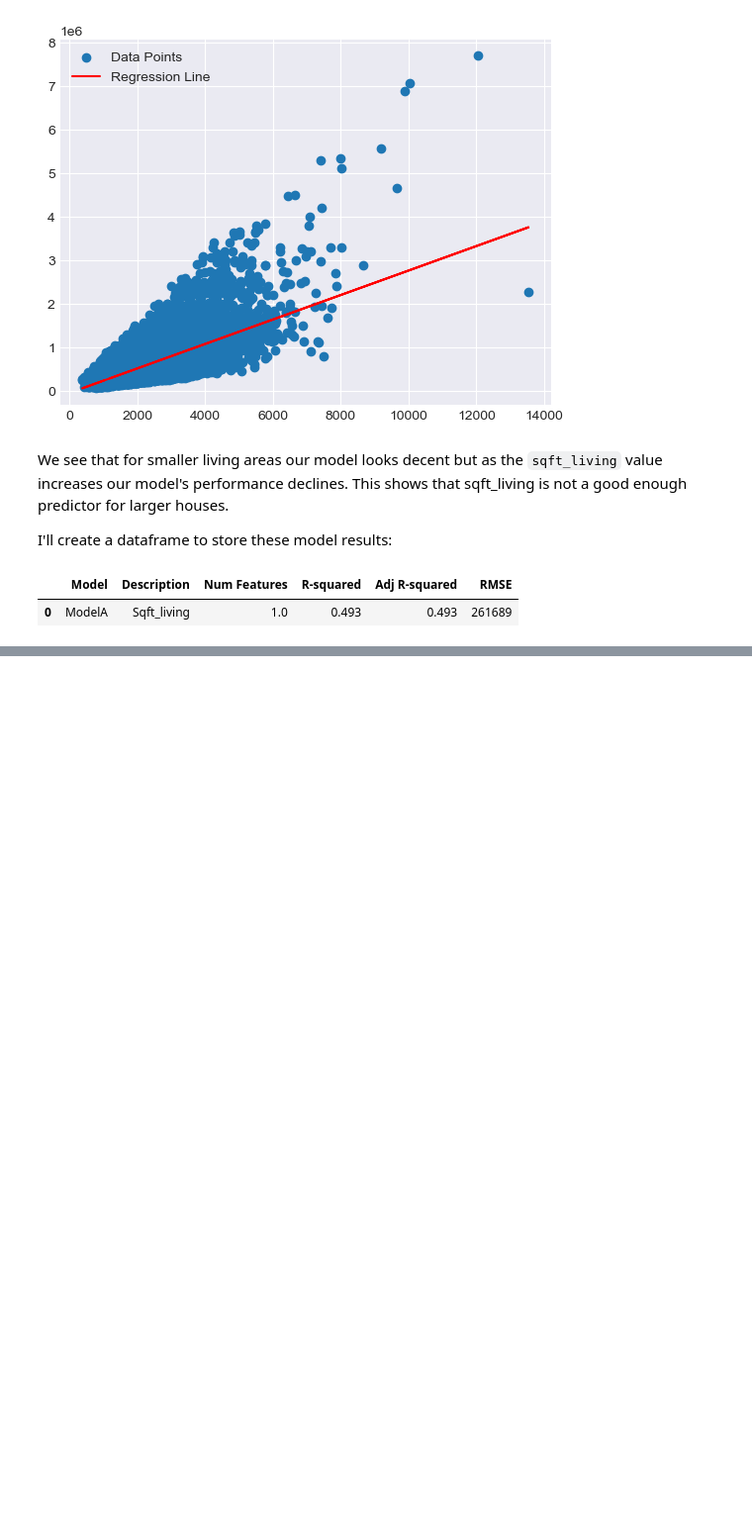
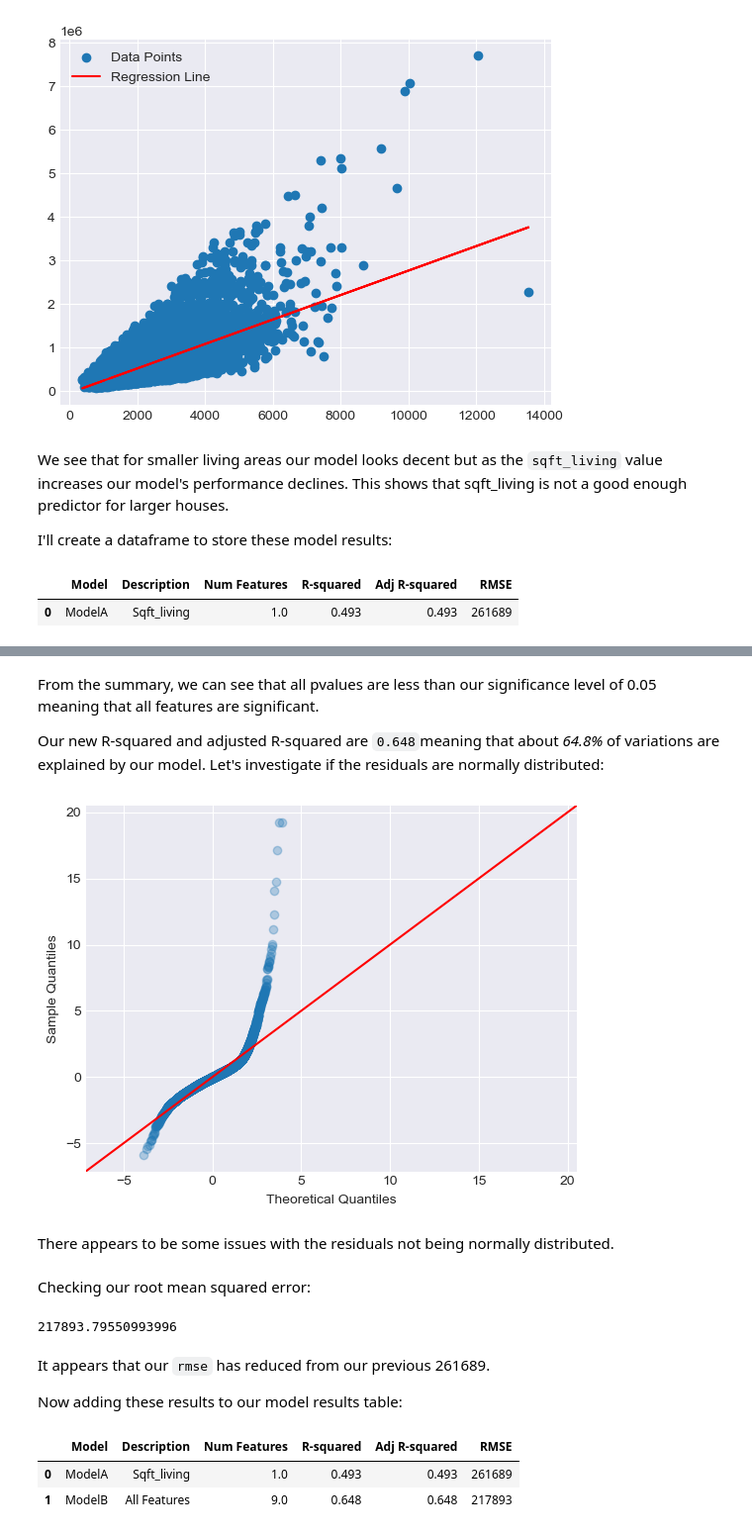
Before and after one commit to brandonbush2/Elite-Properties-Project, a Jupyter notebook: Elite Properties Group.ipynb, the cells around one changed output, grey strips where cells are left out. Shown at 99% size. Saved outputs shown, nothing was run; the diff lists cells and outputs as text; code cells hidden in the pictures; blank space fills up the shorter version.

Commit message:
Finalized the finak model

```diff
--- a/Elite Properties Group.ipynb
+++ b/Elite Properties Group.ipynb
@@ -551,18 +554,6 @@ result_table
 # %%
-# # Define one-hot encoding function
-# def one_hot_encode(df, catcols):
-#     '''Returns df with dummy vars and drops original column'''
-
-#     # Create DataFrame with above columns
-#     dfonehot = df[catcols].astype('category')
-
-#     # Get dummy variables and drop first one to not create dependency
-#     dfonehot = pd.get_dummies(dfonehot, drop_first = True)
-
-#     # Recreate DataFrame with one-hot encoded variables
-#     df = pd.concat([df,dfonehot], axis=1)
-
-#     # Drop columns where we have done one-hot encoding
-#     df = df.drop(catcols, axis = 1)
-
-#     return df
+#creating the second model
+X2 = data.drop('SalePrice', axis = 1)
+modelB = sm.OLS(y, sm.add_constant(X2)).fit()
+modelB_results = modelB.summary()
+print(modelB_results)
@@ -568,0 +578,35 @@ result_table
+# %% [markdown]
+From the summary, we can see that all pvalues are less than our significance level of 0.05 meaning that all features are significant.
+
+Our new R-squared and adjusted R-squared are `0.648`meaning that about *64.8%* of variations are explained by our model.
+Let's investigate if the residuals are normally distributed:
+# %%
+# QQ-plot of residuals
+residuals = modelB.resid
+sm.graphics.qqplot(residuals, dist=stats.norm, alpha = 0.3, line='45', fit=True);
+# %% [output]
+[figure, added]
+# %% [markdown]
+There appears to be some issues with the residuals not being normally distributed.
+# %% [markdown]
+Checking our root mean squared error:
+# %%
+#calculating its root mean squared error
+rmse2 = ((modelB.resid**2).sum()/len(y))**0.5
+rmse2
+# %% [output]
+217893.79550993996
+# %% [markdown]
+It appears that our `rmse` has reduced from our previous 261689.
+
+Now adding these results to our model results table:
+# %%
+result_table.loc[1] = ['ModelB', 'All Features', modelB.df_model, round(modelB.rsquared,3)
+                          ,round(modelB.rsquared_adj,3), int(rmse2)]
+
+#previewing the table
+result_table
+# %% [output]
+|  | Model | Description | Num Features | R-squared | Adj R-squared | RMSE |
+| 0 | ModelA | Sqft_living | 1.0 | 0.493 | 0.493 | 261689 |
+| 1 | ModelB | All Features | 9.0 | 0.648 | 0.648 | 217893 |
```
Also changed, not shown: parts of 40 cells of this notebook.
